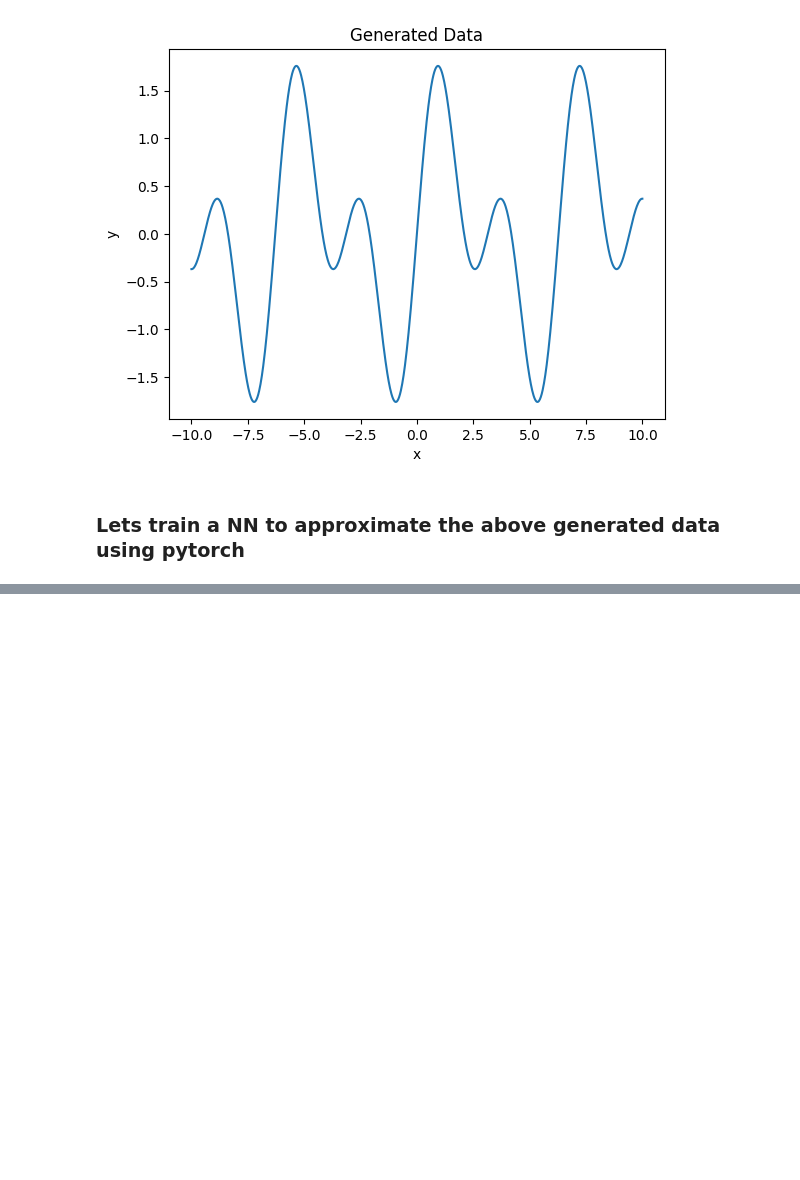
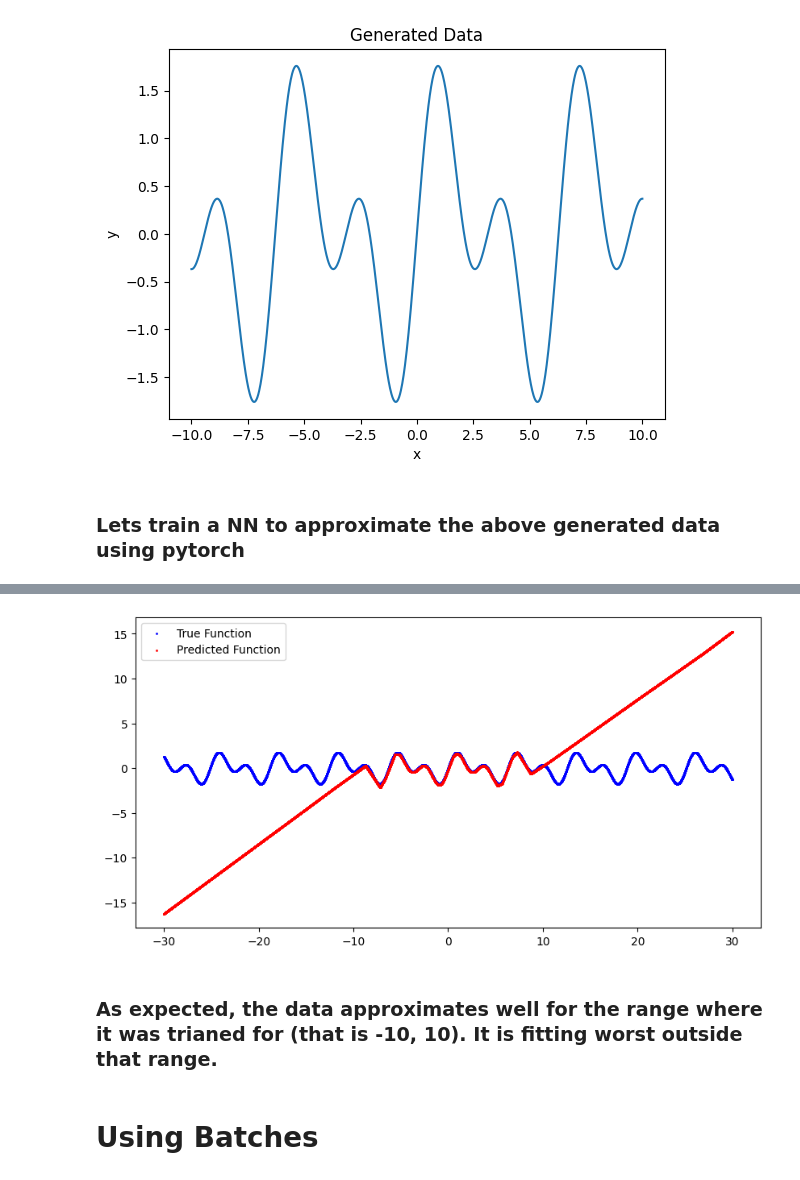
Before and after one commit to Harishprabhu30/Deep-Learning-LabWorks, a Jupyter notebook: Lab_1/DL_Lab1.ipynb, the cells around one changed output, grey strips where cells are left out. Drawn from its saved outputs; the diff is of its cells as text; code cells hidden in the pictures; blank space fills up the shorter version.

```diff
--- a/Lab_1/DL_Lab1.ipynb
+++ b/Lab_1/DL_Lab1.ipynb
@@ -126,0 +149,18 @@ plt.show()
+# %%
+model.eval() # set the model to evaluation mode
+
+with torch.no_grad():
+    predicted = model(x_tensor).numpy()
+
+# Plotting the results
+plt.figure(figsize=(10, 5))
+plt.scatter(x, y, label='True Function', color='blue', s=1)
+plt.scatter(x, predicted, label='Predicted Function', color='red', s=1)
+plt.legend()
+plt.show()
+# %% [output]
+[figure, added]
+# %% [markdown]
+### As expected, the data approximates well for the range where it was trianed for (that is -10, 10). It is fitting worst outside that range.
+# %% [markdown]
+# Using Batches
```
Also changed, not shown: parts of 10 cells of this notebook, 9 other files.
